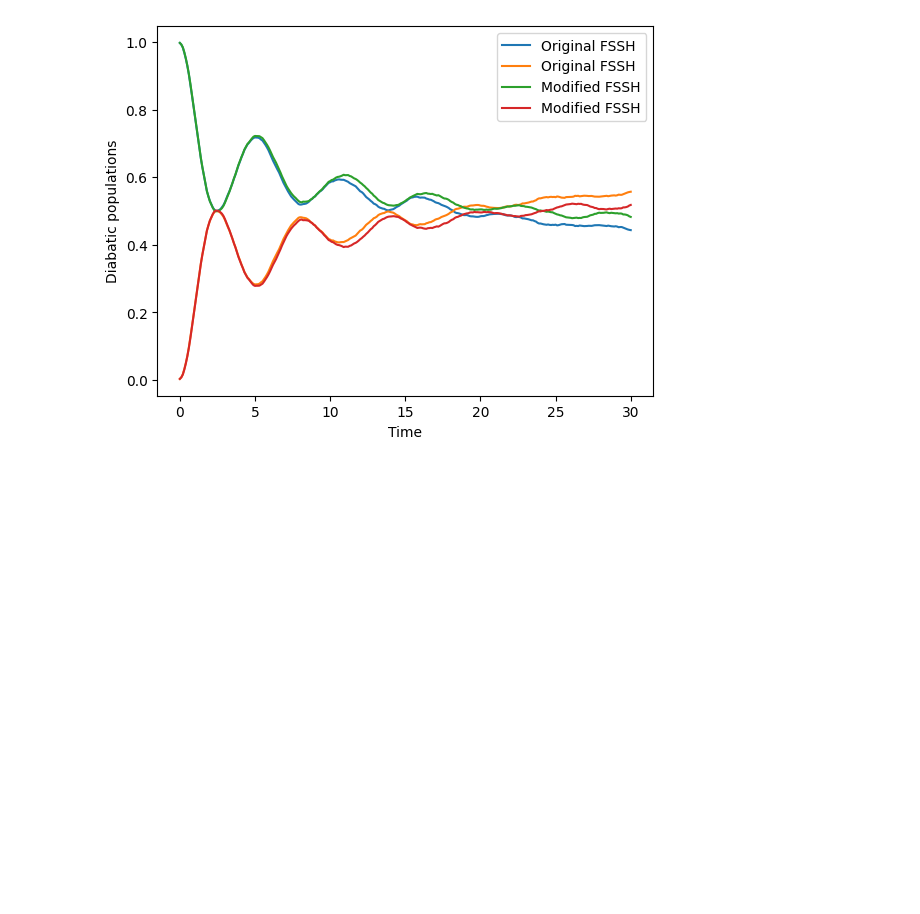
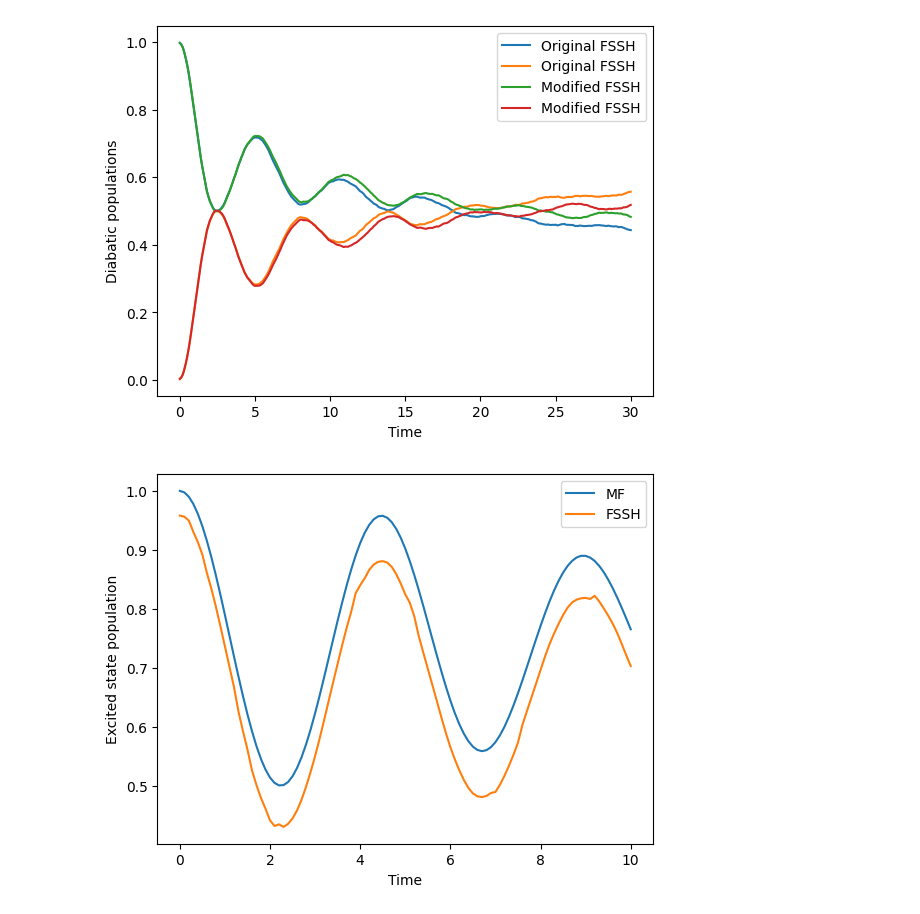
Before and after one commit to tempelaar-team/qclab-dev, a Jupyter notebook: examples/docs_example.ipynb, the cells around one changed output. Saved outputs shown, nothing was run; the diff lists cells and outputs as text; code cells hidden in the pictures; blank space fills up the shorter version.

```diff
--- a/examples/docs_example.ipynb
+++ b/examples/docs_example.ipynb
@@ -915,0 +965,14 @@ Task #12 <function update_act_surf_wf at 0x...>
+# %%
+from qc_lab.algorithms import FewestSwitchesSurfaceHopping
+
+sim.algorithm = FewestSwitchesSurfaceHopping()
+data_fssh = serial_driver(sim)
+
+plt.plot(data.data_dict["t"], np.real(data.data_dict["dm_db"][:,0,0]), label='MF')
+plt.plot(data_fssh.data_dict["t"], np.real(data_fssh.data_dict["dm_db"][:,0,0]), label='FSSH')
+plt.xlabel('Time')
+plt.ylabel('Excited state population')
+plt.legend()
+plt.show()
+# %% [output]
+[figure, added]
```
Also changed, not shown: parts of 7 cells of this notebook, 10 other files.
